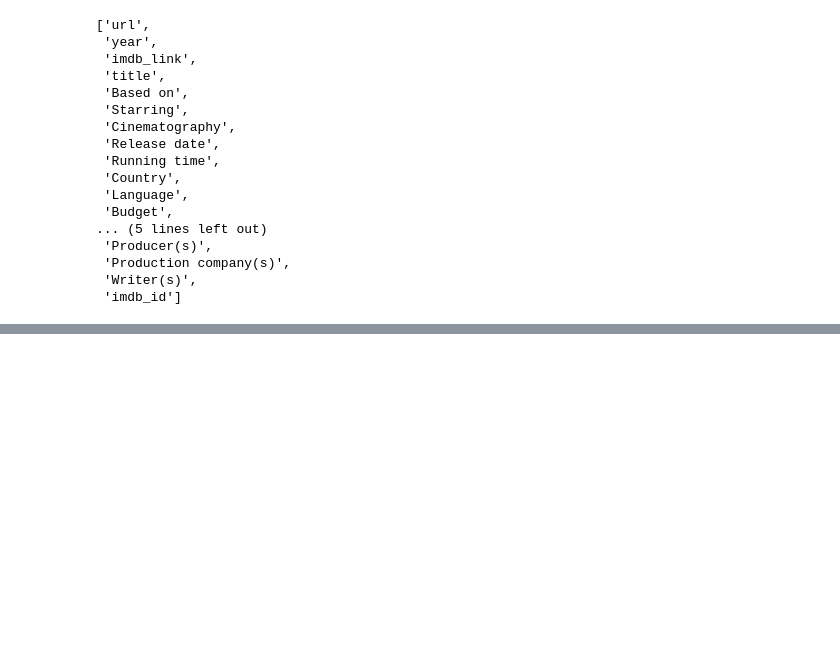
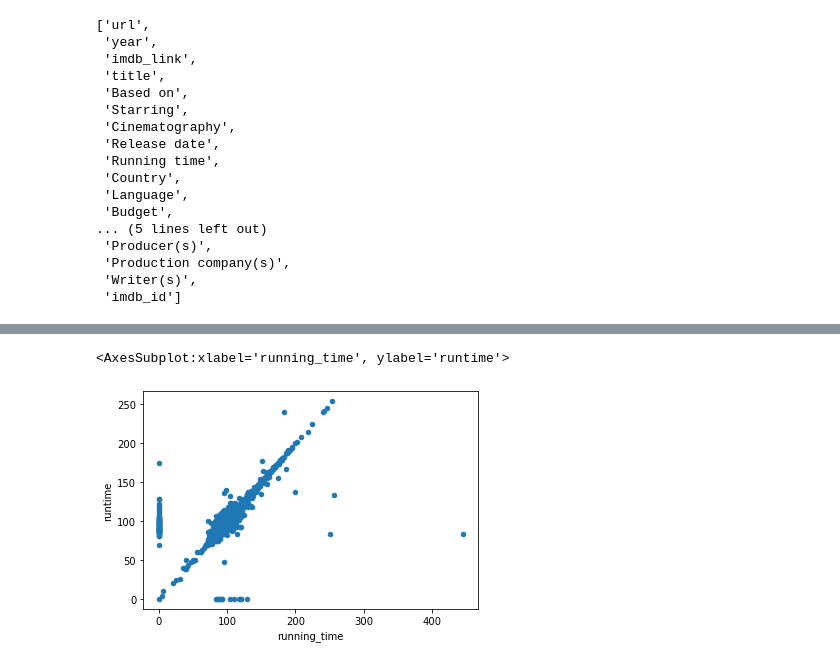
Before and after one commit to adavisfoy/Movies-ETL, a Jupyter notebook: Movies_ETL.ipynb, the cells around one changed output, grey strips where cells are left out. Saved outputs shown, nothing was run; the diff lists cells and outputs as text; code cells hidden in the pictures; blank space fills up the shorter version.

```diff
--- a/Movies_ETL.ipynb
+++ b/Movies_ETL.ipynb
@@ -469,0 +950,12 @@ wiki_movies_df.columns.tolist()
+# %%
+# Convert video column to boolean data type
+kaggle_metadata_df['video'] = kaggle_metadata_df['video'] == 'True'
+# %%
+# Convert columns that should be numeric using to_numeric() method from Pandas
+# Set errors= argument to 'raise', so we'll know if there's any data that can't be converted to numbers.
+kaggle_metadata_df['budget'] = kaggle_metadata_df['budget'].astype(int)
+kaggle_metadata_df['id'] = pd.to_numeric(kaggle_metadata_df['id'], errors='raise')
+kaggle_metadata_df['popularity'] = pd.to_numeric(kaggle_metadata_df['popularity'], errors='raise')
+# %%
+# Convert release date to date/time data type
+kaggle_metadata_df['release_date'] = pd.to_datetime(kaggle_metadata_df['release_date'])
@@ -469,0 +1107,6 @@ wiki_movies_df.columns.tolist()
+# %%
+# Another way to review running times is with scatter plot - fill in null values with 0
+movies_df.fillna(0).plot(x='running_time', y='runtime', kind='scatter')
+# %% [output]
+<AxesSubplot:xlabel='running_time', ylabel='runtime'>
+[figure, added]
```
Also changed, not shown: parts of 86 cells of this notebook.
